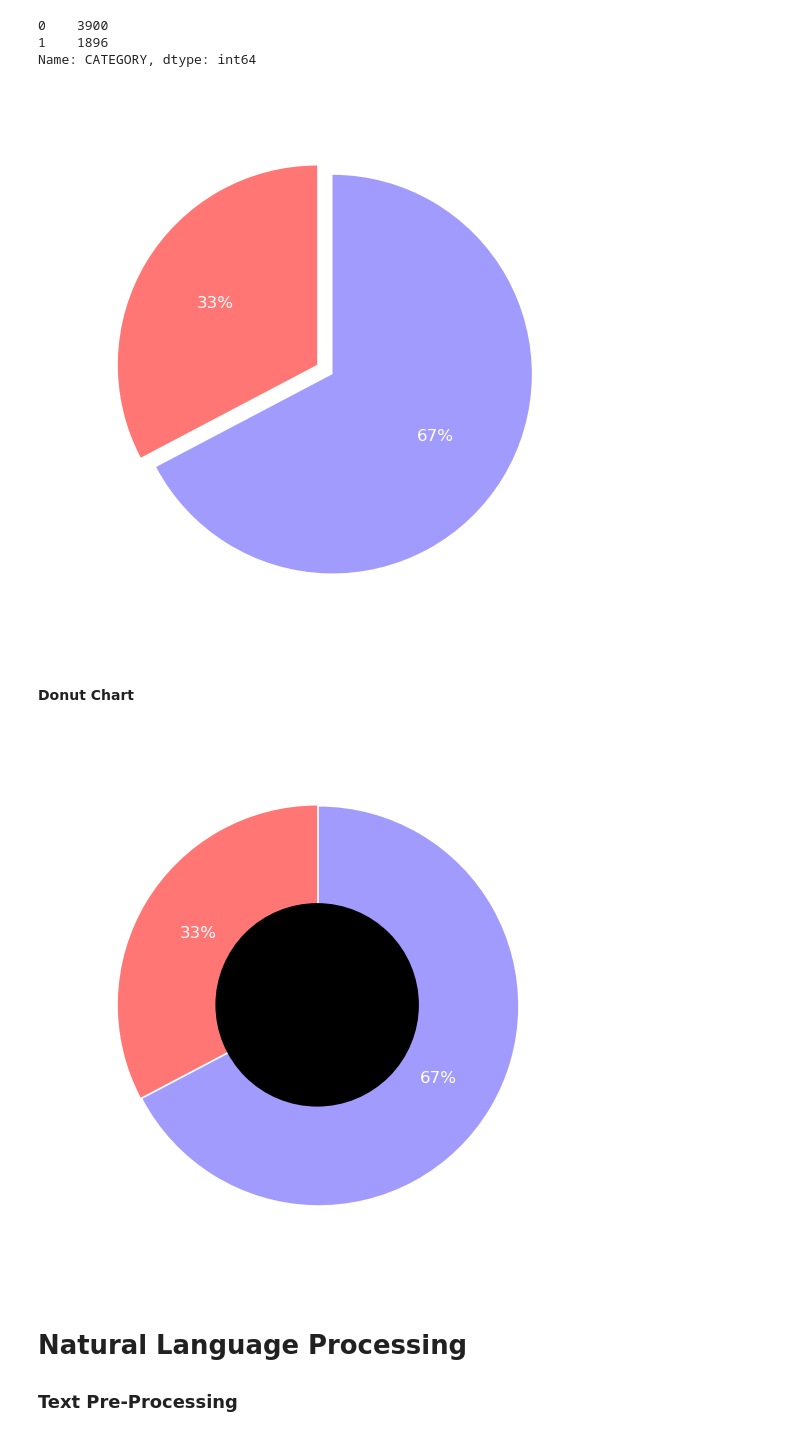
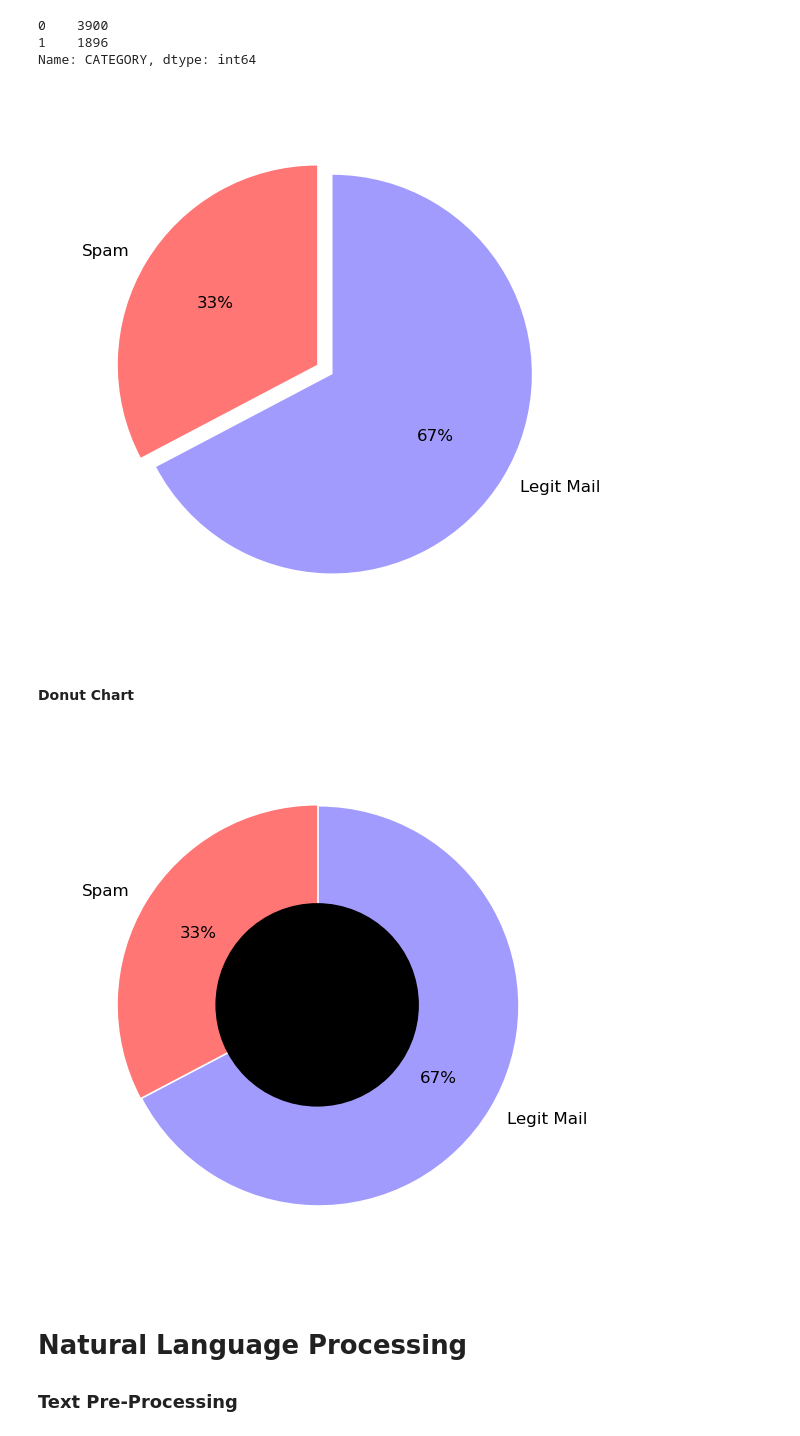
Before and after one commit to cherishmashankar/Spam-Email-Filter---NLP, a Jupyter notebook: 01_Processing/spam_email_filter_1.ipynb, the cells around one changed output. Drawn from its saved outputs; the diff is of its cells as text; code cells hidden in the pictures.

Commit message:
Initial project with data downloading and visualisation correction

```diff
--- a/01_Processing/spam_email_filter_1.ipynb
+++ b/01_Processing/spam_email_filter_1.ipynb
@@ -236,26 +234,26 @@ explod_prop = [0,0.09]
 #a29bfe
 
 plt.figure(figsize = (2.2,2.2), dpi = 300)
-plt.pie(sizes, labels=category_names, textprops = {'fontsize': 4, 'color': '#fff'}, startangle=90,
+plt.pie(sizes, labels=category_names, textprops = {'fontsize': 4}, startangle=90,
 autopct='%1.0f%%', colors= custom_colors,explode= explod_prop)
 plt.show()
 # %% [output]
-[figure, old version]
+[figure, new version]
 # %% [markdown]
 #### Donut Chart
 # %%
 plt.figure(figsize = (2.2,2.2), dpi = 300)
-plt.pie(sizes, labels=category_names, textprops = {'fontsize': 4, 'color': '#fff'}, startangle=90,
+plt.pie(sizes, labels=category_names, textprops = {'fontsize': 4}, startangle=90,
 autopct='%1.0f%%', colors= custom_colors, pctdistance= 0.7, explode=[0, 0.01])
 
 
 # Draw a circle
 centre_circle = plt.Circle((0,0), radius= 0.5, color = '#000')
 plt.gca().add_artist(centre_circle)
 
 plt.show()
 # %% [output]
-[figure, old version]
+[figure, new version]
 # %% [markdown]
 # Natural Language Processing
 ### Text Pre-Processing
```
Also changed, not shown: parts of 1 cell of this notebook.
